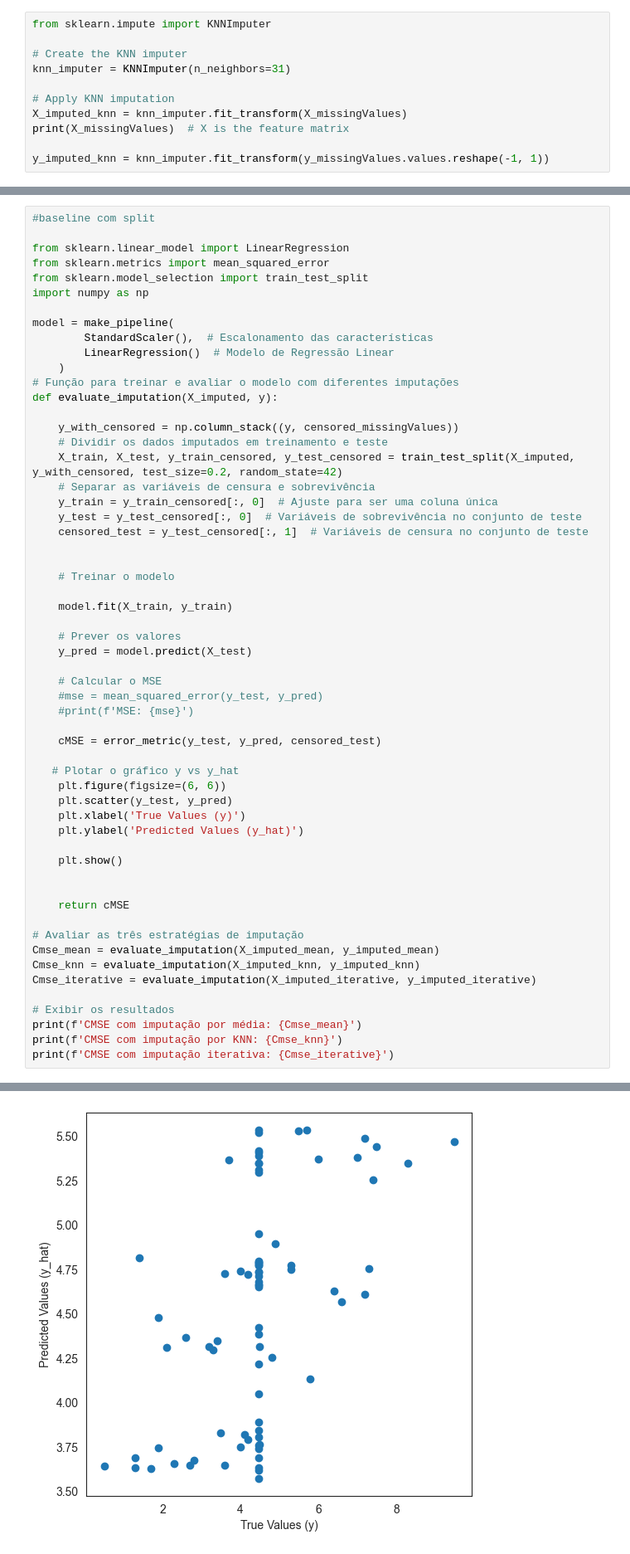
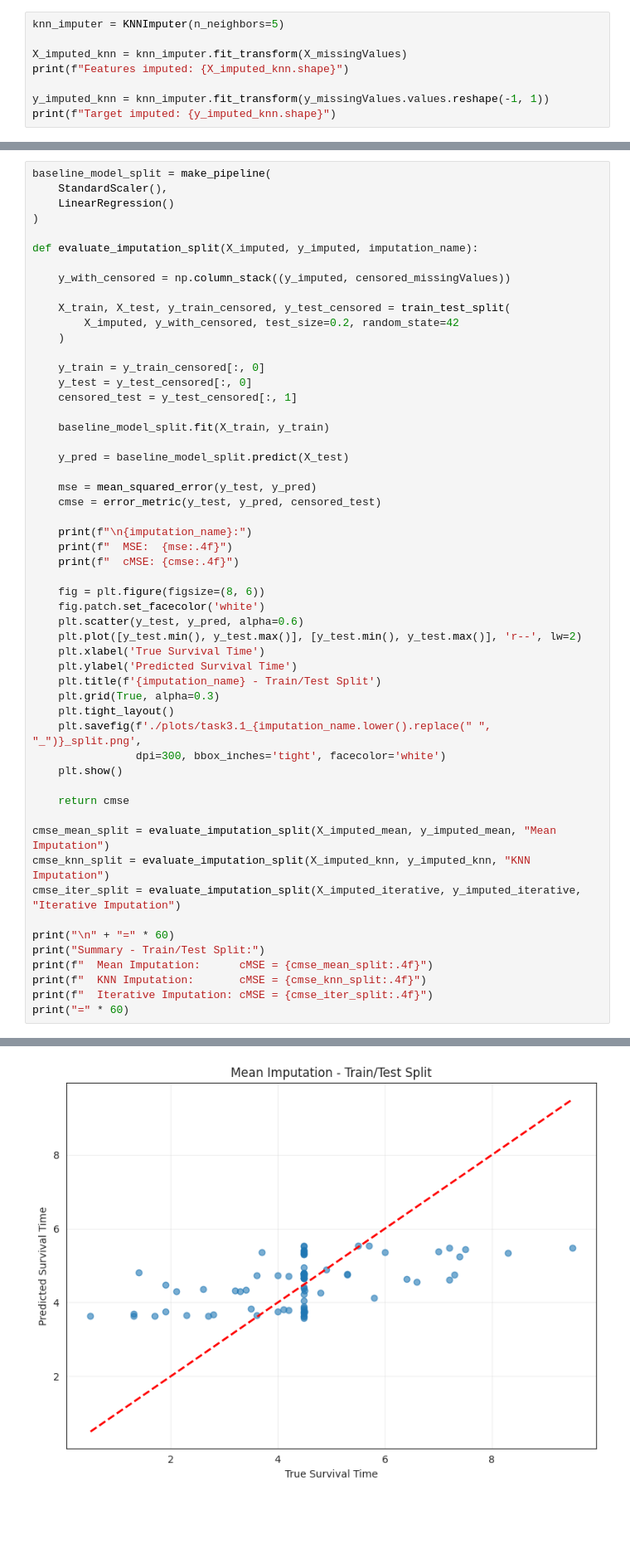
Before and after one commit to zepedrocosta/AA-Projeto2, a Jupyter notebook: Tasks.ipynb, the cells around one changed output, grey strips where cells are left out. Shown at 83% size. Saved outputs shown, nothing was run; the diff lists cells and outputs as text; blank space fills up the shorter version.

Commit message:
refactor task 3.1

```diff
--- a/Tasks.ipynb
+++ b/Tasks.ipynb
@@ -1150,12 +1146,9 @@ print(y_imputed_mean)
 # %%
-from sklearn.impute import KNNImputer
+knn_imputer = KNNImputer(n_neighbors=5)
 
-# Create the KNN imputer
-knn_imputer = KNNImputer(n_neighbors=31)
-
-# Apply KNN imputation
 X_imputed_knn = knn_imputer.fit_transform(X_missingValues)
-print(X_missingValues)  # X is the feature matrix
+print(f"Features imputed: {X_imputed_knn.shape}")
 
 y_imputed_knn = knn_imputer.fit_transform(y_missingValues.values.reshape(-1, 1))
+print(f"Target imputed: {y_imputed_knn.shape}")
 # %% [output]
@@ -1191,58 +1172,55 @@ y_imputed_iterative = iterative_imputer.fit_transform(y_missingValues.values.res
 # %%
-#baseline com split
+baseline_model_split = make_pipeline(
+    StandardScaler(),
+    LinearRegression()
+)
 
-from sklearn.linear_model import LinearRegression
-from sklearn.metrics import mean_squared_error
-from sklearn.model_selection import train_test_split
-import numpy as np
+def evaluate_imputation_split(X_imputed, y_imputed, imputation_name):
 
-model = make_pipeline(
-        StandardScaler(),  # Escalonamento das características
-        LinearRegression()  # Modelo de Regressão Linear
+    y_with_censored = np.column_stack((y_imputed, censored_missingValues))
+
+    X_train, X_test, y_train_censored, y_test_censored = train_test_split(
+        X_imputed, y_with_censored, test_size=0.2, random_state=42
     )
-# Função para treinar e avaliar o modelo com diferentes imputações
-def evaluate_imputation(X_imputed, y):
 
-    y_with_censored = np.column_stack((y, censored_missingValues))
-    # Dividir os dados imputados em treinamento e teste
-    X_train, X_test, y_train_censored, y_test_censored = train_test_split(X_imputed, y_with_censored, test_size=0.2, random_state=42)
-    # Separar as variáveis de censura e sobrevivência
-    y_train = y_train_censored[:, 0]  # Ajuste para ser uma coluna única
-    y_test = y_test_censored[:, 0]  # Variáveis de sobrevivência no conjunto de teste
-    censored_test = y_test_censored[:, 1]  # Variáveis de censura no conjunto de teste
+    y_train = y_train_censored[:, 0]
+    y_test = y_test_censored[:, 0]
+    censored_test = y_test_censored[:, 1]
 
+    baseline_model_split.fit(X_train, y_train)
 
-    # Treinar o modelo
+    y_pred = baseline_model_split.predict(X_test)
 
-    model.fit(X_train, y_train)
+    mse = mean_squared_error(y_test, y_pred)
+    cmse = error_metric(y_test, y_pred, censored_test)
 
-    # Prever os valores
-    y_pred = model.predict(X_test)
+    print(f"\n{imputation_name}:")
+    print(f"  MSE:  {mse:.4f}")
+    print(f"  cMSE: {cmse:.4f}")
 
-    # Calcular o MSE
-    #mse = mean_squared_error(y_test, y_pred)
-    #print(f'MSE: {mse}')
-
-    cMSE = error_metric(y_test, y_pred, censored_test)
-
-   # Plotar o gráfico y vs y_hat
-    plt.figure(figsize=(6, 6))
-    plt.scatter(y_test, y_pred)
-    plt.xlabel('True Values (y)')
-    plt.ylabel('Predicted Values (y_hat)')
-
+    fig = plt.figure(figsize=(8, 6))
+    fig.patch.set_facecolor('white')
+    plt.scatter(y_test, y_pred, alpha=0.6)
+    plt.plot([y_test.min(), y_test.max()], [y_test.min(), y_test.max()], 'r--', lw=2)
+    plt.xlabel('True Survival Time')
+    plt.ylabel('Predicted Survival Time')
+    plt.title(f'{imputation_name} - Train/Test Split')
+    plt.grid(True, alpha=0.3)
+    plt.tight_layout()
+    plt.savefig(f'./plots/task3.1_{imputation_name.lower().replace(" ", "_")}_split.png',
+                dpi=300, bbox_inches='tight', facecolor='white')
     plt.show()
 
+    return cmse
 
-    return cMSE
+cmse_mean_split = evaluate_imputation_split(X_imputed_mean, y_imputed_mean, "Mean Imputation")
+cmse_knn_split = evaluate_imputation_split(X_imputed_knn, y_imputed_knn, "KNN Imputation")
+cmse_iter_split = evaluate_imputation_split(X_imputed_iterative, y_imputed_iterative, "Iterative Imputation")
 
-# Avaliar as três estratégias de imputação
-Cmse_mean = evaluate_imputation(X_imputed_mean, y_imputed_mean)
-Cmse_knn = evaluate_imputation(X_imputed_knn, y_imputed_knn)
-Cmse_iterative = evaluate_imputation(X_imputed_iterative, y_imputed_iterative)
-
-# Exibir os resultados
-print(f'CMSE com imputação por média: {Cmse_mean}')
-print(f'CMSE com imputação por KNN: {Cmse_knn}')
-print(f'CMSE com imputação iterativa: {Cmse_iterative}')
+print("\n" + "=" * 60)
+print("Summary - Train/Test Split:")
+print(f"  Mean Imputation:      cMSE = {cmse_mean_split:.4f}")
+print(f"  KNN Imputation:       cMSE = {cmse_knn_split:.4f}")
+print(f"  Iterative Imputation: cMSE = {cmse_iter_split:.4f}")
+print("=" * 60)
 # %% [output]
@@ -1249 +1230 @@ print(f'CMSE com imputação iterativa: {Cmse_iterative}')
-[figure, old version]
+[figure, new version]
```
Also changed, not shown: parts of 25 cells of this notebook, 23 other files.
